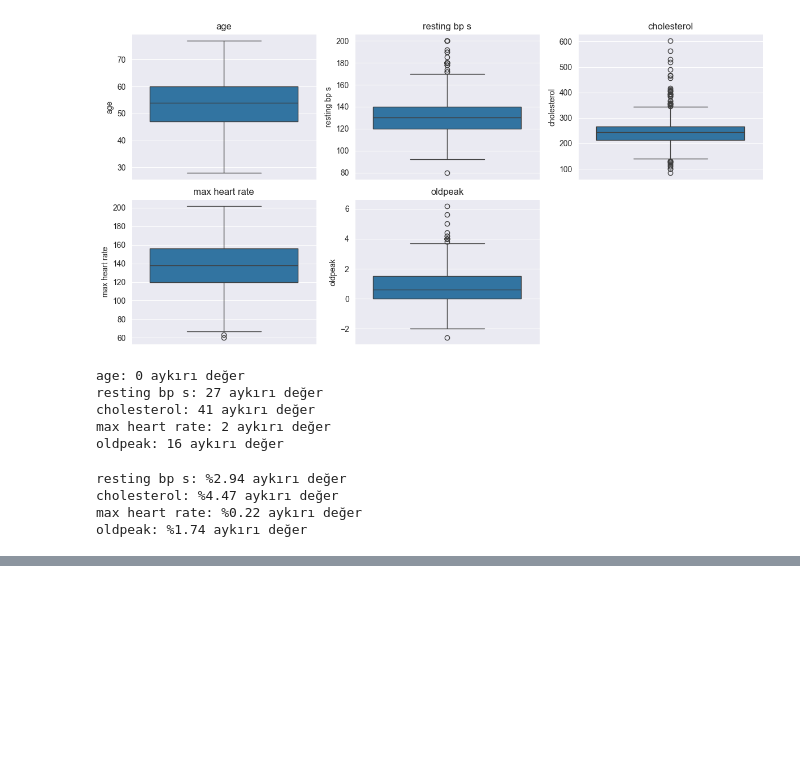
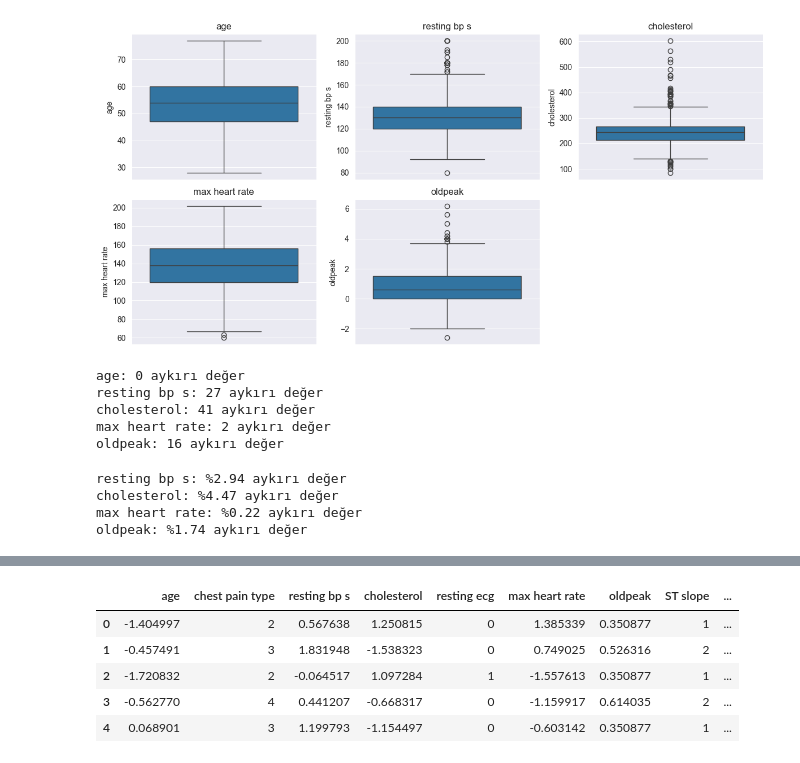
Before and after one commit to kardelenyurtkuran/heart-disease-prediction, a Jupyter notebook: notebooks/feature-engineering.ipynb, the cells around one changed output, grey strips where cells are left out. Cells and saved outputs as stored; diff of their text form; code cells hidden in the pictures; blank space fills up the shorter version.

```diff
--- a/notebooks/feature-engineering.ipynb
+++ b/notebooks/feature-engineering.ipynb
@@ -147,0 +224,10 @@ df_encoded = df_encoded[~df_encoded["resting bp s", "max heart rate", "oldpeak"]
+# %%
+#Cell 18:
+df_encoded.head()
+# %% [output]
+|  | age | chest pain type | resting bp s | cholesterol | resting ecg | max heart rate | oldpeak | ST slope | ... |
+| 0 | -1.404997 | 2 | 0.567638 | 1.250815 | 0 | 1.385339 | 0.350877 | 1 | ... |
+| 1 | -0.457491 | 3 | 1.831948 | -1.538323 | 0 | 0.749025 | 0.526316 | 2 | ... |
+| 2 | -1.720832 | 2 | -0.064517 | 1.097284 | 1 | -1.557613 | 0.350877 | 1 | ... |
+| 3 | -0.562770 | 4 | 0.441207 | -0.668317 | 0 | -1.159917 | 0.614035 | 2 | ... |
+| 4 | 0.068901 | 3 | 1.199793 | -1.154497 | 0 | -0.603142 | 0.350877 | 1 | ... |
```
Also changed, not shown: parts of 10 cells of this notebook, 1 other file.
